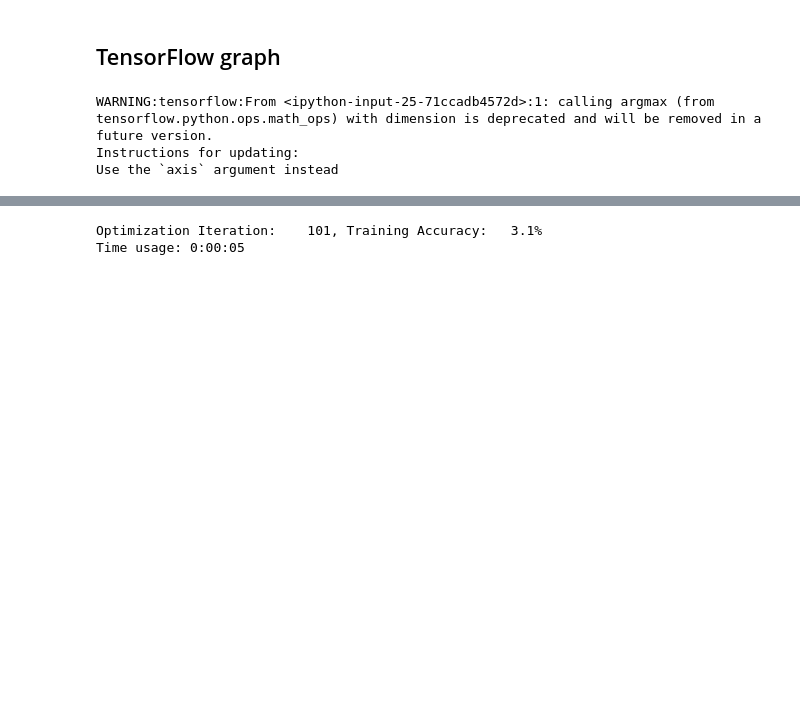
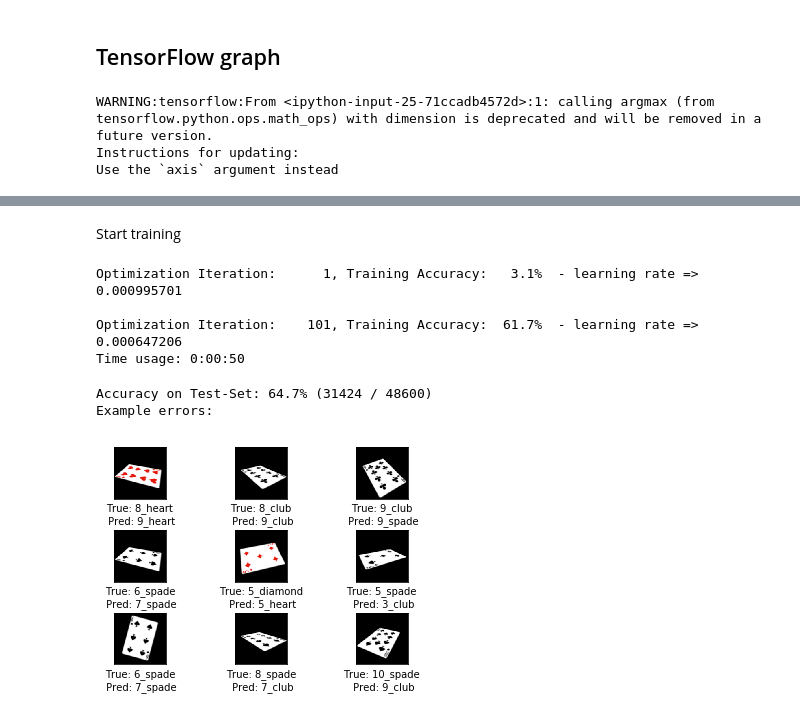
Before and after one commit to Claudiooo/DeepLearningLearning, a Jupyter notebook: Jupyter/Nicolas/Deep learning with tensorflow/Deep learning with tensorflow.ipynb, the cells around one changed output, grey strips where cells are left out. Drawn from its saved outputs; the diff is of its cells as text; code cells hidden in the pictures; blank space fills up the shorter version.

```diff
--- a/Jupyter/Nicolas/Deep learning with tensorflow/Deep learning with tensorflow.ipynb
+++ b/Jupyter/Nicolas/Deep learning with tensorflow/Deep learning with tensorflow.ipynb
@@ -425,7 +450,7 @@ layer_conv1, weights_conv1 = \
                    num_input_channels=num_channels,
                    filter_size=filter_size1,
                    num_filters=num_filters1,
-                   use_pooling=True)
+                   use_pooling=False)
 # %%
 layer_conv1
 # %% [output]
@@ -444,0 +480,7 @@ layer_conv2
+# %%
+layer_conv4, weights_conv4 = \
+    new_conv_layer(input=layer_conv3,
+                   num_input_channels=num_filters3,
+                   filter_size=filter_size4,
+                   num_filters=num_filters4,
+                   use_pooling=True)
@@ -445,5 +491,5 @@ layer_conv2
 # %%
-layer_flat, num_features = flatten_layer(layer_conv2)
+layer_flat, num_features = flatten_layer(layer_conv4)
 # %%
 layer_flat
 # %% [output]
@@ -547,3 +624,34 @@ def optimize(num_iterations):
+# %%
+def plot_confusion_matrix(cls_pred):
+    # This is called from print_test_accuracy() below.
+
+    # cls_pred is an array of the predicted class-number for
+    # all images in the test-set.
+
+    # Get the true classifications for the test-set.
+    cls_true = dataset.test.cls
+
+    # Get the confusion matrix using sklearn.
+    cm = confusion_matrix(y_true=cls_true,
+                          y_pred=cls_pred)
+
+    # Print the confusion matrix as text.
+    print(cm)
+
+    # Plot the confusion matrix as an image.
+    plt.matshow(cm)
+
+    # Make various adjustments to the plot.
+    plt.colorbar()
+    tick_marks = np.arange(num_classes)
+    plt.xticks(tick_marks, range(num_classes))
+    plt.yticks(tick_marks, range(num_classes))
+    plt.xlabel('Predicted')
+    plt.ylabel('True')
+
+    # Ensure the plot is shown correctly with multiple plots
+    # in a single Notebook cell.
+    plt.show()
 # %%
 # Split the test-set into smaller batches of this size.
 test_batch_size = 256
@@ -623,6 +821,16 @@ Time usage: 0:00:01
+# %% [markdown]
+Start training
 # %%
-optimize(num_iterations=100)
+optimize(num_iterations=101)
 # %% [output]
-Optimization Iteration:    101, Training Accuracy:   3.1%
-Time usage: 0:00:05
+Optimization Iteration:      1, Training Accuracy:   3.1%  - learning rate =>  0.000995701
+
+Optimization Iteration:    101, Training Accuracy:  61.7%  - learning rate =>  0.000647206
+Time usage: 0:00:50
+# %%
+print_test_accuracy(show_example_errors=True)
+# %% [output]
+Accuracy on Test-Set: 64.7% (31424 / 48600)
+Example errors:
+[figure, added]
 # %%
```
Also changed, not shown: parts of 45 cells of this notebook.
